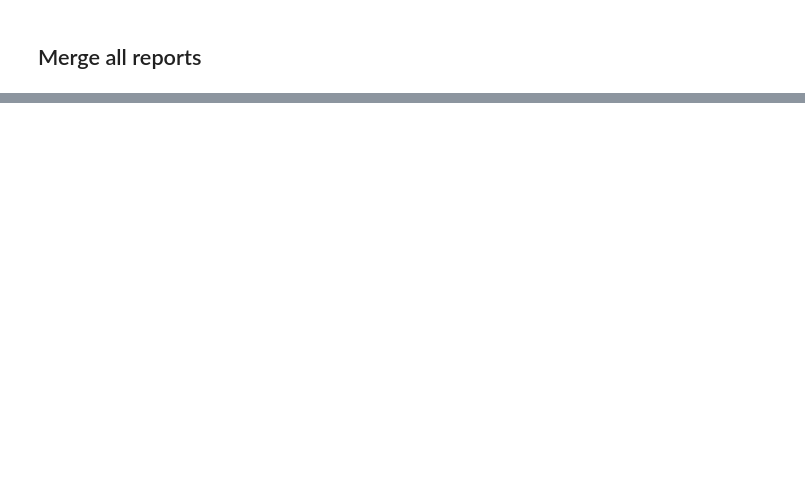
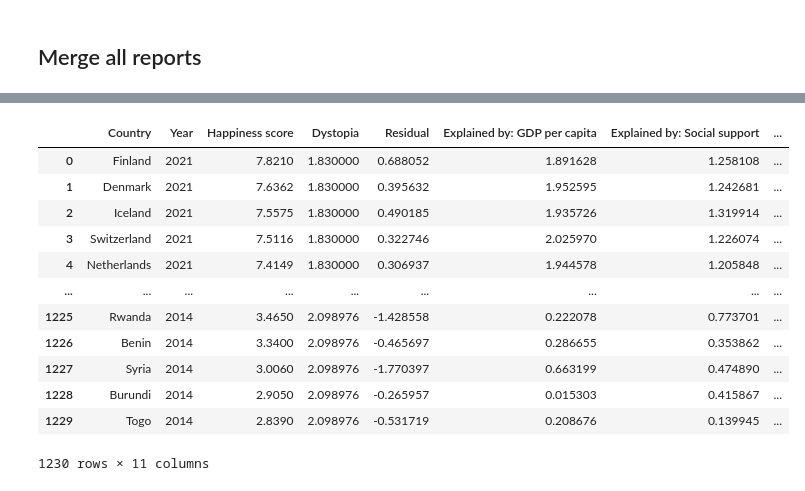
Before and after one commit to angkohtenko/World_Happiness_Report, a Jupyter notebook: Clean_data.ipynb, the cells around one changed output, grey strips where cells are left out. Drawn from its saved outputs; the diff is of its cells as text; code cells hidden in the pictures; blank space fills up the shorter version.

```diff
--- a/Clean_data.ipynb
+++ b/Clean_data.ipynb
@@ -39,3 +50,6 @@ dtype: object
+# %%
+# drop null rows
+df_2022.dropna(inplace=True)
 # %%
 # Calculate Dystopia and residual in separate columns
 # Paste reported year
@@ -342,0 +387,4 @@ df_2018.head()
+# %%
+# drop null rows
+df_2018.dropna(inplace=True)
+df_2018.tail()
@@ -733,0 +601,3 @@ pd.concat([df_2022, df_2021], join='inner')
+# %%
+whr_df = pd.concat([df_2022, df_2021, df_2020, df_2019, df_2018, df_2017, df_2016, df_2015])
+whr_df.head()
@@ -733,0 +632,17 @@ pd.concat([df_2022, df_2021], join='inner')
+# %%
+whr_df.reset_index(inplace=True, drop=True)
+whr_df
+# %% [output]
+|  | Country | Year | Happiness score | Dystopia | Residual | Explained by: GDP per capita | Explained by: Social support | ... |
+| 0 | Finland | 2021 | 7.8210 | 1.830000 | 0.688052 | 1.891628 | 1.258108 | ... |
+| 1 | Denmark | 2021 | 7.6362 | 1.830000 | 0.395632 | 1.952595 | 1.242681 | ... |
+| 2 | Iceland | 2021 | 7.5575 | 1.830000 | 0.490185 | 1.935726 | 1.319914 | ... |
+| 3 | Switzerland | 2021 | 7.5116 | 1.830000 | 0.322746 | 2.025970 | 1.226074 | ... |
+| 4 | Netherlands | 2021 | 7.4149 | 1.830000 | 0.306937 | 1.944578 | 1.205848 | ... |
+| ... | ... | ... | ... | ... | ... | ... | ... | ... |
+| 1225 | Rwanda | 2014 | 3.4650 | 2.098976 | -1.428558 | 0.222078 | 0.773701 | ... |
+| 1226 | Benin | 2014 | 3.3400 | 2.098976 | -0.465697 | 0.286655 | 0.353862 | ... |
+| 1227 | Syria | 2014 | 3.0060 | 2.098976 | -1.770397 | 0.663199 | 0.474890 | ... |
+| 1228 | Burundi | 2014 | 2.9050 | 2.098976 | -0.265957 | 0.015303 | 0.415867 | ... |
+| 1229 | Togo | 2014 | 2.8390 | 2.098976 | -0.531719 | 0.208676 | 0.139945 | ... |
+1230 rows × 11 columns
```
Also changed, not shown: parts of 42 cells of this notebook, 1 other file.
